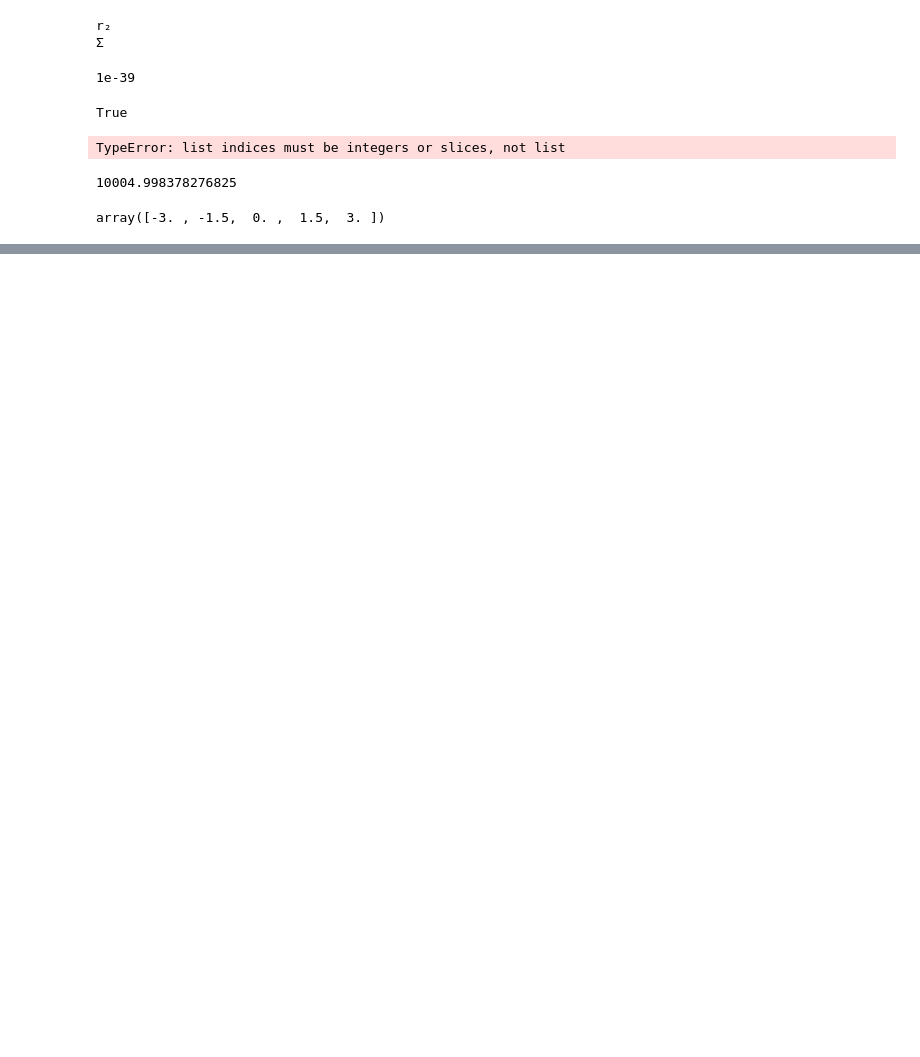
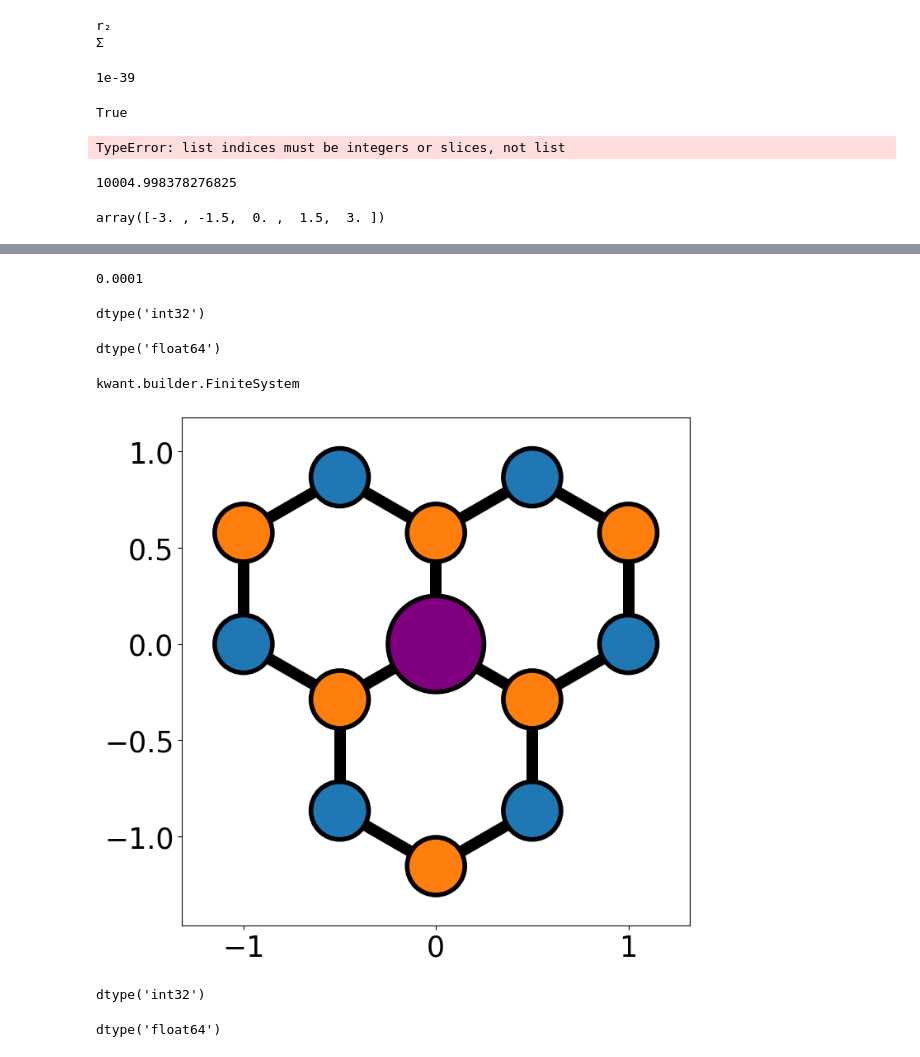
Before and after one commit to Paragon1997/Repository2023, a Jupyter notebook: TkinterUI.ipynb, the cells around one changed output, grey strips where cells are left out. Drawn from its saved outputs; the diff is of its cells as text; code cells hidden in the pictures; blank space fills up the shorter version.

Commit message:
added input types DEDlib

```diff
--- a/TkinterUI.ipynb
+++ b/TkinterUI.ipynb
@@ -647,0 +780,16 @@ array([-3. , -1.5,  0. ,  1.5,  3. ])
+# %%
+1e-4
+# %% [output]
+0.0001
+# %%
+np.dtype(np.zeros(1,dtype='int')[0])
+# %% [output]
+dtype('int32')
+# %%
+np.dtype(np.logspace(-6,2,801,base=10)[0])
+# %% [output]
+dtype('float64')
+# %%
+type(Graphenecirclestruct(1.5,1))
+# %% [output]
+kwant.builder.FiniteSystem
@@ -647,0 +801,15 @@ array([-3. , -1.5,  0. ,  1.5,  3. ])
+# %%
+import numpy as np
+from DEDlib import *
+
+psi,SPG,eig,SPrho0=GrapheneAnalyzer(3,Graphenecirclestruct(1.5,1),7,'GrapheneCirc'+str(1.5)+'r',save=False)
+# %% [output]
+[figure, added]
+# %%
+np.dtype(np.tile(1001,5)[0])
+# %% [output]
+dtype('int32')
+# %%
+np.dtype(psi[0])
+# %% [output]
+dtype('float64')
```
Also changed, not shown: parts of 12 cells of this notebook, 2 other files.
